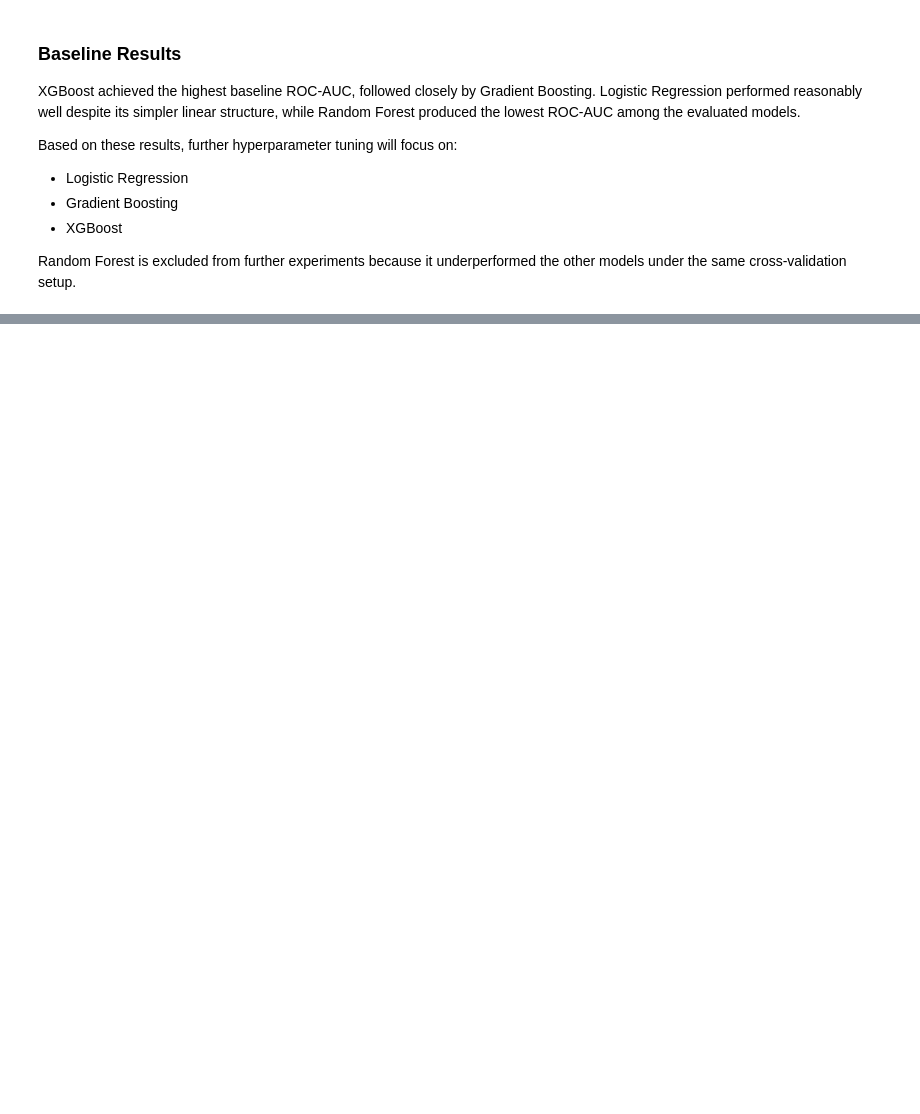
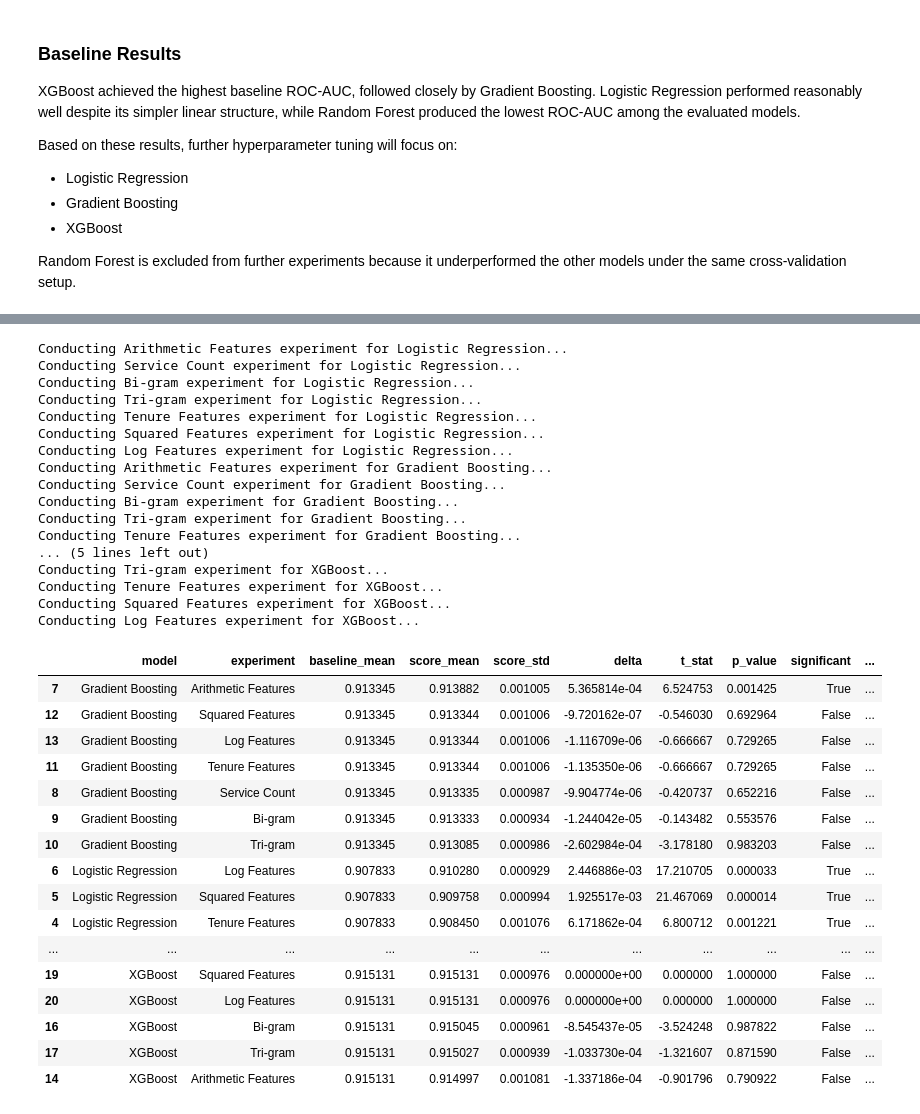
Before and after one commit to leprosoriium/telco-customer-churn, a Jupyter notebook: telco-churn-prediction.ipynb, the cells around one changed output, grey strips where cells are left out. Cells and saved outputs as stored; diff of their text form; code cells hidden in the pictures; blank space fills up the shorter version.

```diff
--- a/telco-churn-prediction.ipynb
+++ b/telco-churn-prediction.ipynb
@@ -535,0 +674,3 @@ print(BASELINE_RESULTS)
+# %%
+baseline_scores.pop('Random Forest', None)
+baseline_models.pop('Random Forest', None)
@@ -929,13 +911,15 @@ def separate_col_types(data, ordinal_cols):
         'one_hot': one_hot_cols_fe
     }
 
+
 def arithmetics_changes(data):
 
     data = data.copy()
+    expected_total = data['tenure'] * data['monthly_charges']
+
     data['avg_monthly_charges'] = (data['total_charges'] / data['tenure'].clip(lower=1)).astype('float32')
-    data['tenure_monthly_charges'] = (data['tenure'] * data['monthly_charges']).astype('float32')
-    data['expected_total'] = data['tenure']  * data['monthly_charges']
-    data['charge_difference'] = data['total_charges'] - data['expected_total']
+    data['charge_difference'] = (data['total_charges'] - expected_total).astype('float32')
+    data['charge_ratio'] = (data['total_charges'] / expected_total.clip(lower=1)).astype('float32')
 
     return data
 
@@ -960,9 +944,7 @@ def tenure_features(data):
 
     data = data.copy()
 
-    data['tenure_years'] = (
-        data['tenure'] // 12
-    ).astype('int16')
+    data['tenure_years'] = (data['tenure'] // 12).astype('int16')
 
     data['tenure_segment'] = pd.cut(
         data['tenure'],
@@ -1031,7 +1013,7 @@ fe_functions = {
     'Arithmetic Features': arithmetics_changes,
     'Service Count': services_count,
     'Bi-gram': bi_gram_cols,
-    'Tri-gram': tri_gram_cols
+    'Tri-gram': tri_gram_cols,
     'Tenure Features': tenure_features,
     'Squared Features': squared_features,
     'Log Features': log_features
@@ -1113,20 +1249,75 @@ def evaluate_features(
 # %%
 FE_SINGLE_RESULTS = []
+display_cols = [
+    'model',
+    'experiment',
+    'baseline_mean',
+    'score_mean',
+    'score_std',
+    'delta',
+    't_stat',
+    'p_value',
+    'significant',
+    'n_high_correlations',
+    'max_correlation'
+]
 
-for model_name in final_models:
+for model_name in baseline_models:
     for experiment_name in fe_functions:
 
         print(
             f'Conducting {experiment_name} '
             f'experiment for {model_name}...'
         )
 
-        res = evaluate_features(
+        res = evaluate_fe(
             model_name,
             [experiment_name]
         )
 
         FE_SINGLE_RESULTS.append(res)
 
-FE_SINGLE_RESULTS = pd.DataFrame(FE_SINGLE_RESULTS)
-print(FE_SINGLE_RESULTS.sort_values(['model', 'delta'], ascending=[True, False]))
+FE_SINGLE_RESULTS = (
+    pd.DataFrame(FE_SINGLE_RESULTS)
+    .sort_values(
+        ['model', 'delta'],
+        ascending=[True, False]
+    )
+)
+
+display(FE_SINGLE_RESULTS[display_cols])
+# %% [output]
+Conducting Arithmetic Features experiment for Logistic Regression...
+Conducting Service Count experiment for Logistic Regression...
+Conducting Bi-gram experiment for Logistic Regression...
+Conducting Tri-gram experiment for Logistic Regression...
+Conducting Tenure Features experiment for Logistic Regression...
+Conducting Squared Features experiment for Logistic Regression...
+Conducting Log Features experiment for Logistic Regression...
+Conducting Arithmetic Features experiment for Gradient Boosting...
+Conducting Service Count experiment for Gradient Boosting...
+Conducting Bi-gram experiment for Gradient Boosting...
+Conducting Tri-gram experiment for Gradient Boosting...
+Conducting Tenure Features experiment for Gradient Boosting...
+... (5 lines left out)
+Conducting Tri-gram experiment for XGBoost...
+Conducting Tenure Features experiment for XGBoost...
+Conducting Squared Features experiment for XGBoost...
+Conducting Log Features experiment for XGBoost...
+|  | model | experiment | baseline_mean | score_mean | score_std | delta | t_stat | p_value | significant | ... |
+| 7 | Gradient Boosting | Arithmetic Features | 0.913345 | 0.913882 | 0.001005 | 5.365814e-04 | 6.524753 | 0.001425 | True | ... |
+| 12 | Gradient Boosting | Squared Features | 0.913345 | 0.913344 | 0.001006 | -9.720162e-07 | -0.546030 | 0.692964 | False | ... |
+| 13 | Gradient Boosting | Log Features | 0.913345 | 0.913344 | 0.001006 | -1.116709e-06 | -0.666667 | 0.729265 | False | ... |
+| 11 | Gradient Boosting | Tenure Features | 0.913345 | 0.913344 | 0.001006 | -1.135350e-06 | -0.666667 | 0.729265 | False | ... |
+| 8 | Gradient Boosting | Service Count | 0.913345 | 0.913335 | 0.000987 | -9.904774e-06 | -0.420737 | 0.652216 | False | ... |
+| 9 | Gradient Boosting | Bi-gram | 0.913345 | 0.913333 | 0.000934 | -1.244042e-05 | -0.143482 | 0.553576 | False | ... |
+| 10 | Gradient Boosting | Tri-gram | 0.913345 | 0.913085 | 0.000986 | -2.602984e-04 | -3.178180 | 0.983203 | False | ... |
+| 6 | Logistic Regression | Log Features | 0.907833 | 0.910280 | 0.000929 | 2.446886e-03 | 17.210705 | 0.000033 | True | ... |
+| 5 | Logistic Regression | Squared Features | 0.907833 | 0.909758 | 0.000994 | 1.925517e-03 | 21.467069 | 0.000014 | True | ... |
+| 4 | Logistic Regression | Tenure Features | 0.907833 | 0.908450 | 0.001076 | 6.171862e-04 | 6.800712 | 0.001221 | True | ... |
+| ... | ... | ... | ... | ... | ... | ... | ... | ... | ... | ... |
+| 19 | XGBoost | Squared Features | 0.915131 | 0.915131 | 0.000976 | 0.000000e+00 | 0.000000 | 1.000000 | False | ... |
+| 20 | XGBoost | Log Features | 0.915131 | 0.915131 | 0.000976 | 0.000000e+00 | 0.000000 | 1.000000 | False | ... |
+| 16 | XGBoost | Bi-gram | 0.915131 | 0.915045 | 0.000961 | -8.545437e-05 | -3.524248 | 0.987822 | False | ... |
+| 17 | XGBoost | Tri-gram | 0.915131 | 0.915027 | 0.000939 | -1.033730e-04 | -1.321607 | 0.871590 | False | ... |
+| 14 | XGBoost | Arithmetic Features | 0.915131 | 0.914997 | 0.001081 | -1.337186e-04 | -0.901796 | 0.790922 | False | ... |
```
Also changed, not shown: parts of 115 cells of this notebook.
